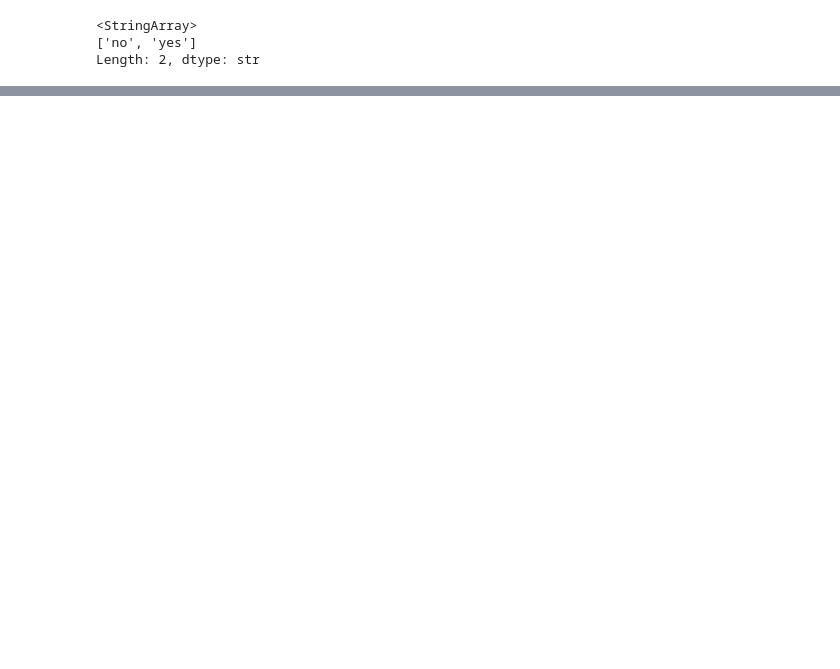
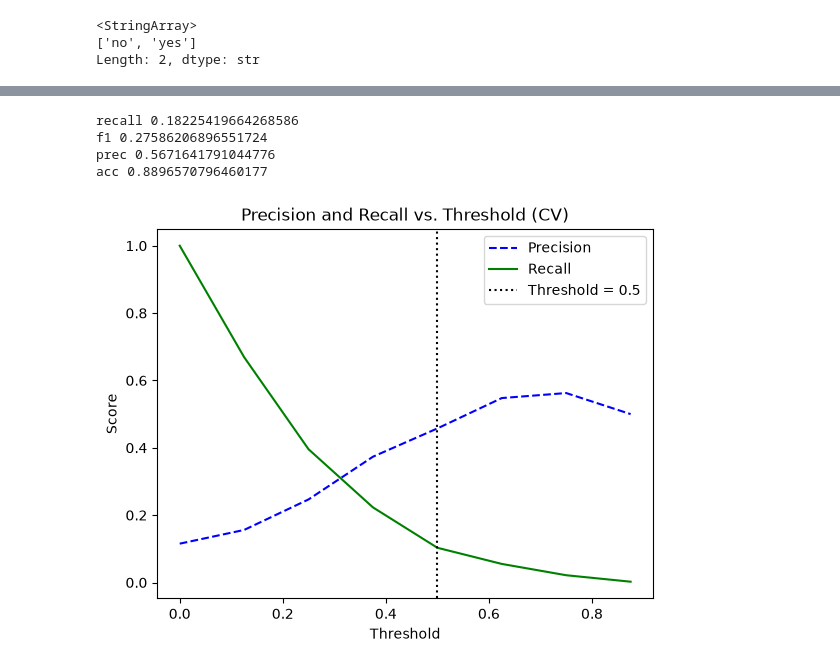
Before and after one commit to abolfazlrahmati20/machine_learning, a Jupyter notebook: week_03/week10/finall.ipynb, the cells around one changed output, grey strips where cells are left out. Drawn from its saved outputs; the diff is of its cells as text; code cells hidden in the pictures; blank space fills up the shorter version.

```diff
--- a/week_03/week10/finall.ipynb
+++ b/week_03/week10/finall.ipynb
@@ -154,3 +141,5 @@ df["y"].unique()
 <StringArray>
 ['no', 'yes']
 Length: 2, dtype: str
+# %%
+df["y"] = df["y"].map({"no" : 0 , "yes": 1})
@@ -166,3 +176 @@ Index(['age', 'job', 'marital', 'education', 'default', 'balance', 'housing',
       dtype='str')
-# %%
-y = y.map({"no" : 0 , "yes": 1})
@@ -171,7 +191,7 @@ from sklearn.model_selection import train_test_split
 X_train, X_test, y_train, y_test = train_test_split(x, y, test_size=0.2, random_state=42, stratify=y
 )
 # %%
-num_cols = ["age","day_of_week","balance","previous","campaign","pdays"]
+num_cols = ["age","day","balance","previous","campaign","pdays"]
 cat_cols =["job", "marital" , "default" , "housing" , "month" , "loan", "education","contact","poutcome"]
 # %%
 from sklearn.pipeline import Pipeline
@@ -357,0 +411,36 @@ acc 0.8526874585268746
+# %%
+
+print("recall" , recall_score(y_train , y_pred))
+print("f1" , f1_score(y_train , y_pred))
+print("prec" , precision_score(y_train , y_pred))
+print("acc" , accuracy_score(y_train , y_pred))
+# %% [output]
+recall 0.18225419664268586
+f1 0.27586206896551724
+prec 0.5671641791044776
+acc 0.8896570796460177
+# %%
+from sklearn.metrics import precision_recall_curve
+y_proba_cv = cross_val_predict(
+    model,
+    X_train,
+    y_train.squeeze(),
+    cv=5,
+    method="predict_proba"
+)[:, 1]
+
+precisions, recalls, pr_thresholds = precision_recall_curve(
+    y_train.squeeze(),
+    y_proba_cv
+)
+
+plt.plot(pr_thresholds, precisions[:-1], "b--", label="Precision")
+plt.plot(pr_thresholds, recalls[:-1], "g-", label="Recall")
+plt.axvline(0.5, color="black", linestyle=":", label="Threshold = 0.5")
+plt.xlabel("Threshold")
+plt.ylabel("Score")
+plt.legend()
+plt.title("Precision and Recall vs. Threshold (CV)")
+plt.show()
+# %% [output]
+[figure, added]
```
Also changed, not shown: parts of 40 cells of this notebook, 1 other file.
